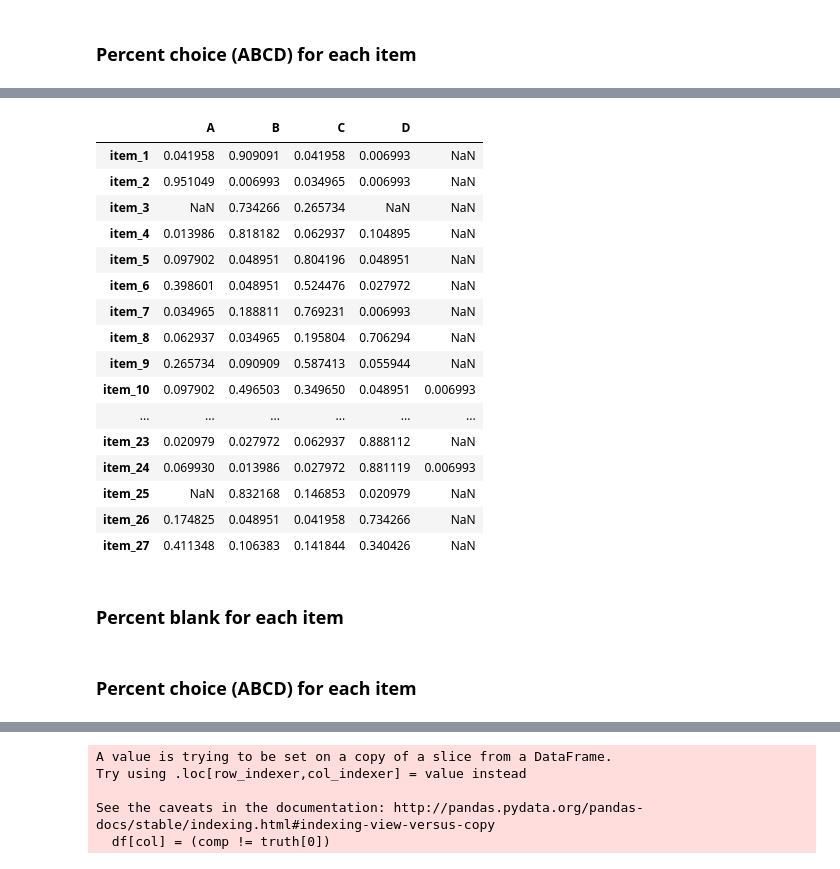
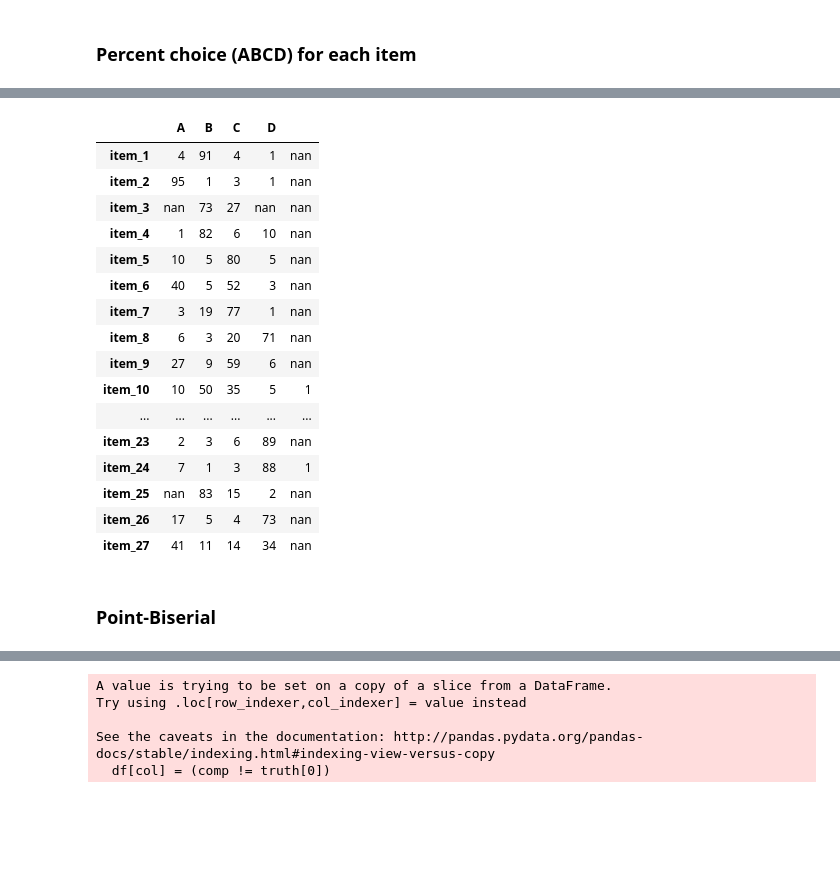
Before and after one commit to cragard/Grading, a Jupyter notebook: Script for cleaning and analyzing 1111 test data fall19ex1.ipynb, the cells around one changed output, grey strips where cells are left out. Cells and saved outputs as stored; diff of their text form; code cells hidden in the pictures; blank space fills up the shorter version.

```diff
--- a/Script for cleaning and analyzing 1111 test data fall19ex1.ipynb
+++ b/Script for cleaning and analyzing 1111 test data fall19ex1.ipynb
@@ -82,13 +84,0 @@ Index(['item_1', 'item_2', 'item_3', 'item_4', 'item_5', 'item_6', 'item_7',
-# %%
-def letters2num(x,letters2num_dict = {1:'D',2:'C',3:'B',4:'A'}):
-    try:
-        x = int(x)
-        x = letters2num_dict[int(x)]
-        pass
-    except:
-        x = x
-    return x
-
-
-for col in itemcols:
-    df[col] = df[col].apply(letters2num)
@@ -180,8 +198,6 @@ PermissionError: [Errno 13] Permission denied: 'total wrong 81.csv'
 v1keys = df.loc[(df.soar.isnull())&(df.soarType=='key')&(df.version==1),itemcols].iloc[0]
 v2keys = df.loc[(df.soarType=='key')&(df.version==2),itemcols].iloc[0]
 keys = pd.DataFrame(data = {'version1':v1keys,'version2':v2keys})
-for col in keys.columns:
-    keys[col] = keys[col].apply(lambda x: letters2num_dict[int(x)])
 keys.to_csv('1111 exam 1 S2019 keys.csv',index = False)
 keys
 # %% [output]
@@ -240,30 +285,28 @@ df_item
 # %%
 df_item = pd.DataFrame()
 for col in itemcols:
     df_item = df_item.append(df.loc[df.version==2,col].value_counts(normalize=True))
-# df_item = df_item.rename(columns = {0:'Blank'})
+df_item = df_item.applymap(lambda x: "{:.0f}".format(x*100))
 df_item
 # %% [output]
 |  | A | B | C | D |  |
-| item_1 | 0.041958 | 0.909091 | 0.041958 | 0.006993 | NaN |
-| item_2 | 0.951049 | 0.006993 | 0.034965 | 0.006993 | NaN |
-| item_3 | NaN | 0.734266 | 0.265734 | NaN | NaN |
-| item_4 | 0.013986 | 0.818182 | 0.062937 | 0.104895 | NaN |
-| item_5 | 0.097902 | 0.048951 | 0.804196 | 0.048951 | NaN |
-| item_6 | 0.398601 | 0.048951 | 0.524476 | 0.027972 | NaN |
-| item_7 | 0.034965 | 0.188811 | 0.769231 | 0.006993 | NaN |
-| item_8 | 0.062937 | 0.034965 | 0.195804 | 0.706294 | NaN |
-| item_9 | 0.265734 | 0.090909 | 0.587413 | 0.055944 | NaN |
-| item_10 | 0.097902 | 0.496503 | 0.349650 | 0.048951 | 0.006993 |
+| item_1 | 4 | 91 | 4 | 1 | nan |
+| item_2 | 95 | 1 | 3 | 1 | nan |
+| item_3 | nan | 73 | 27 | nan | nan |
+| item_4 | 1 | 82 | 6 | 10 | nan |
+| item_5 | 10 | 5 | 80 | 5 | nan |
+| item_6 | 40 | 5 | 52 | 3 | nan |
+| item_7 | 3 | 19 | 77 | 1 | nan |
+| item_8 | 6 | 3 | 20 | 71 | nan |
+| item_9 | 27 | 9 | 59 | 6 | nan |
+| item_10 | 10 | 50 | 35 | 5 | 1 |
 | ... | ... | ... | ... | ... | ... |
-| item_23 | 0.020979 | 0.027972 | 0.062937 | 0.888112 | NaN |
-| item_24 | 0.069930 | 0.013986 | 0.027972 | 0.881119 | 0.006993 |
-| item_25 | NaN | 0.832168 | 0.146853 | 0.020979 | NaN |
-| item_26 | 0.174825 | 0.048951 | 0.041958 | 0.734266 | NaN |
-| item_27 | 0.411348 | 0.106383 | 0.141844 | 0.340426 | NaN |
+| item_23 | 2 | 3 | 6 | 89 | nan |
+| item_24 | 7 | 1 | 3 | 88 | 1 |
+| item_25 | nan | 83 | 15 | 2 | nan |
+| item_26 | 17 | 5 | 4 | 73 | nan |
+| item_27 | 41 | 11 | 14 | 34 | nan |
-# %% [markdown]
-### Percent blank for each item
-# %% [markdown]
-### Percent choice (ABCD) for each item
+# %% [markdown]
+### Point-Biserial
 # %%
 import scipy.stats as ss
```
Also changed, not shown: parts of 21 cells of this notebook, 2 other files.
